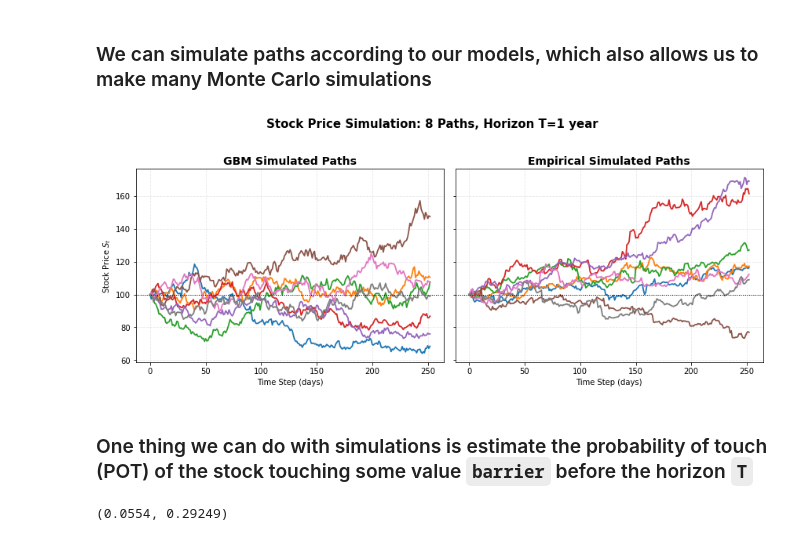
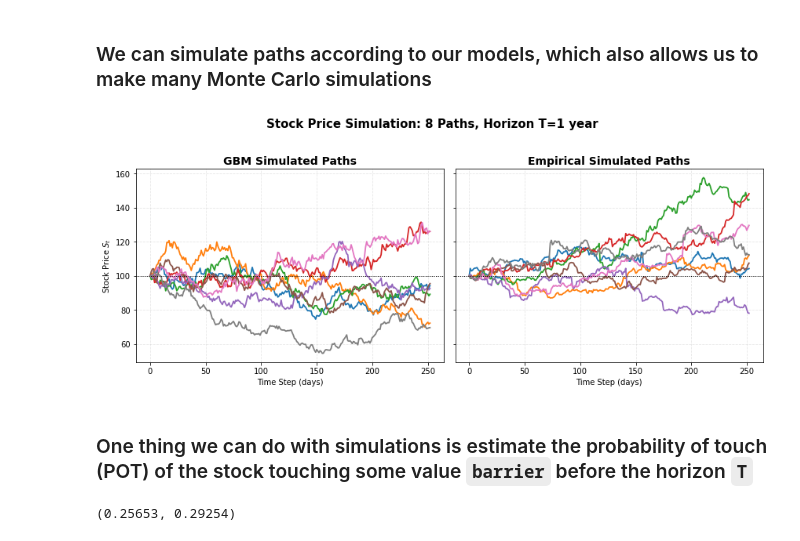
Before and after one commit to AlanZander26/price_models, a Jupyter notebook: examples/stock_price_models.ipynb, the cells around one changed output. Saved outputs shown, nothing was run; the diff lists cells and outputs as text; code cells hidden in the pictures.

```diff
--- a/examples/stock_price_models.ipynb
+++ b/examples/stock_price_models.ipynb
@@ -123,35 +123,35 @@ time_arr = np.arange(0, N_steps + 1)
 T = 1
 vol, r = 0.26, 0.0
 
 # Simulate
-gbm_paths = gbm.simulate_paths(S0, T, vol, r, N_steps=N_steps, N_paths=N_paths)
+gbm_paths = gbm.simulate_paths(S0, T, vol=vol, r=r, N_steps=N_steps, N_paths=N_paths)
 emp_paths = emp.simulate_paths(S0, T, N_paths=N_paths)
 
 # Plot
 fig, axes = plt.subplots(1, 2, figsize=(12, 5), sharey=True)
 
 # --- GBM ---
 for i in range(N_paths):
     axes[0].plot(time_arr, gbm_paths[i], lw=1.8)
 axes[0].axhline(S0, color="black", linestyle=":", lw=1)
 axes[0].set_title("GBM Simulated Paths", fontsize=14, weight="bold")
 axes[0].set_xlabel("Time Step (days)")
 axes[0].set_ylabel("Stock Price $S_t$")
 axes[0].grid(alpha=0.3, linestyle="--")
 
 # --- Empirical ---
 for i in range(N_paths):
     axes[1].plot(time_arr, emp_paths[i], lw=1.8)
 axes[1].axhline(S0, color="black", linestyle=":", lw=1)
 axes[1].set_title("Empirical Simulated Paths", fontsize=14, weight="bold")
 axes[1].set_xlabel("Time Step (days)")
 axes[1].grid(alpha=0.3, linestyle="--")
 
 plt.suptitle(f"Stock Price Simulation: {N_paths} Paths, Horizon T={T} year", fontsize=15, weight="bold")
 plt.tight_layout(rect=[0, 0, 1, 0.95])
 plt.show()
 # %% [output]
-[figure, old version]
+[figure, new version]
 # %% [markdown]
 ### One thing we can do with simulations is estimate the probability of touch (POT) of the stock touching some value `barrier` before the horizon `T`
 # %%
@@ -159,6 +159,6 @@ S0 = 100
 barrier = 130
 T = 1
 N_paths=100_000
-gbm.POT(S0, T, barrier, 0.14, r, N_steps=252, N_paths=N_paths), emp.POT(S0, T, barrier, N_paths=N_paths)
+gbm.POT(S0, T, barrier, vol=vol, r=r, N_steps=252, N_paths=N_paths), emp.POT(S0, T, barrier, N_paths=N_paths)
 # %% [output]
-(0.0554, 0.29249)
+(0.25653, 0.29254)
```
Also changed, not shown: parts of 4 cells of this notebook, 10 other files.
